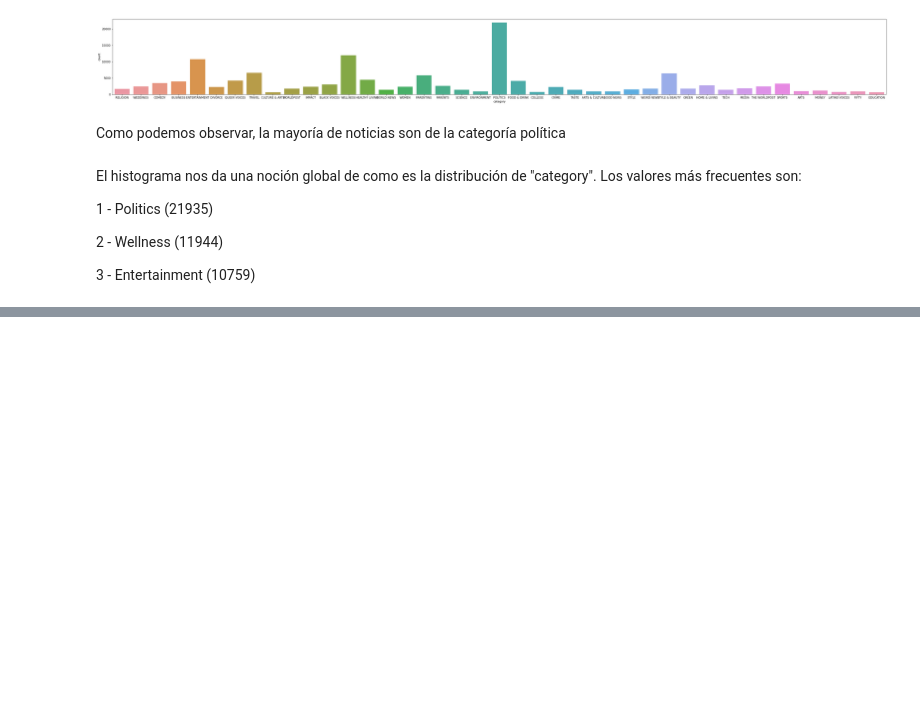
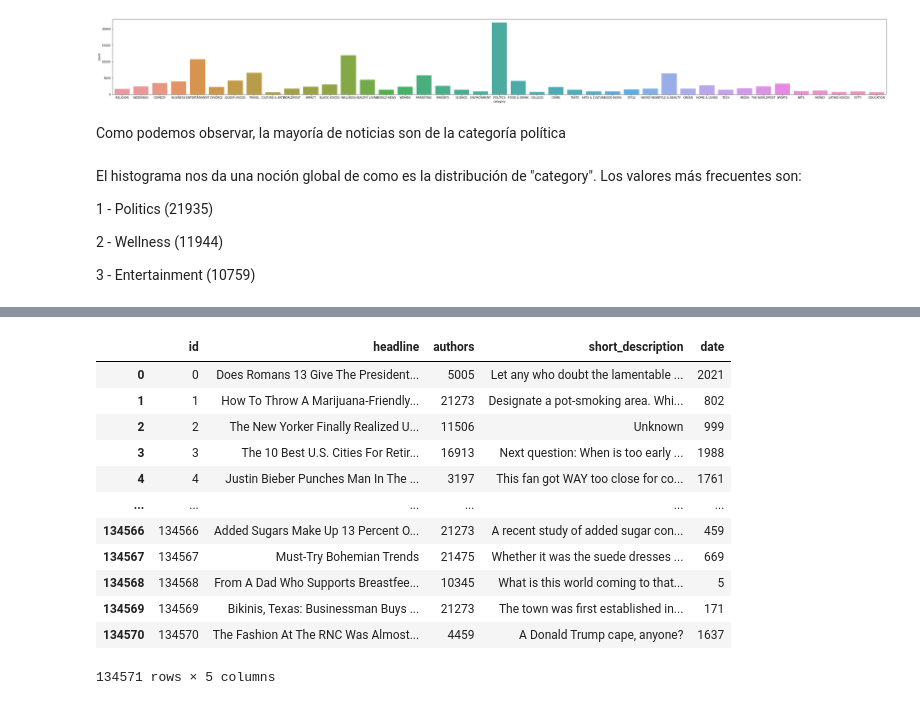
Before and after one commit to fernandasecinaro/machine-learning, a Jupyter notebook: obligatorio.ipynb, the cells around one changed output, grey strips where cells are left out. Saved outputs shown, nothing was run; the diff lists cells and outputs as text; code cells hidden in the pictures; blank space fills up the shorter version.

```diff
--- a/obligatorio.ipynb
+++ b/obligatorio.ipynb
@@ -192,0 +311,6 @@ El histograma nos da una noción global de como es la distribución de "category
+# %%
+authorsLE = LabelEncoder()
+# %%
+df_train['authors'].fillna('Unknown', inplace=True)
+# %%
+df_train['authors'] = authorsLE.fit_transform(df_train['authors'])
@@ -192,0 +321,2 @@ El histograma nos da una noción global de como es la distribución de "category
+# %%
+df_train['date'] = authorsLE.fit_transform(df_train['date'])
@@ -192,0 +371,17 @@ El histograma nos da una noción global de como es la distribución de "category
+# %%
+X = df_train.drop(['category'], axis=1)
+X
+# %% [output]
+|  | id | headline | authors | short_description | date |
+| 0 | 0 | Does Romans 13 Give The President... | 5005 | Let any who doubt the lamentable ... | 2021 |
+| 1 | 1 | How To Throw A Marijuana-Friendly... | 21273 | Designate a pot-smoking area. Whi... | 802 |
+| 2 | 2 | The New Yorker Finally Realized U... | 11506 | Unknown | 999 |
+| 3 | 3 | The 10 Best U.S. Cities For Retir... | 16913 | Next question: When is too early ... | 1988 |
+| 4 | 4 | Justin Bieber Punches Man In The ... | 3197 | This fan got WAY too close for co... | 1761 |
+| ... | ... | ... | ... | ... | ... |
+| 134566 | 134566 | Added Sugars Make Up 13 Percent O... | 21273 | A recent study of added sugar con... | 459 |
+| 134567 | 134567 | Must-Try Bohemian Trends | 21475 | Whether it was the suede dresses ... | 669 |
+| 134568 | 134568 | From A Dad Who Supports Breastfee... | 10345 | What is this world coming to that... | 5 |
+| 134569 | 134569 | Bikinis, Texas: Businessman Buys ... | 21273 | The town was first established in... | 171 |
+| 134570 | 134570 | The Fashion At The RNC Was Almost... | 4459 | A Donald Trump cape, anyone? | 1637 |
+134571 rows × 5 columns
```
Also changed, not shown: parts of 49 cells of this notebook.
